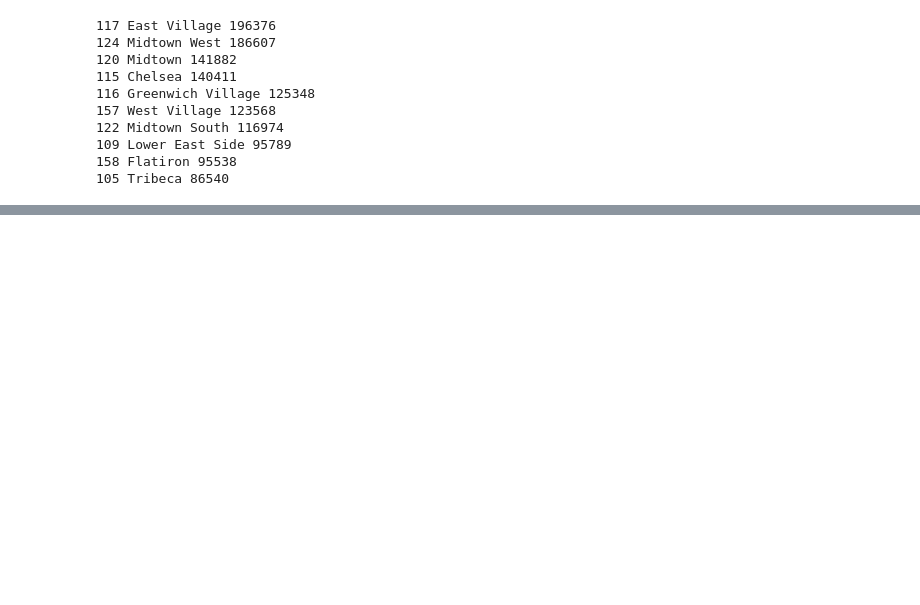
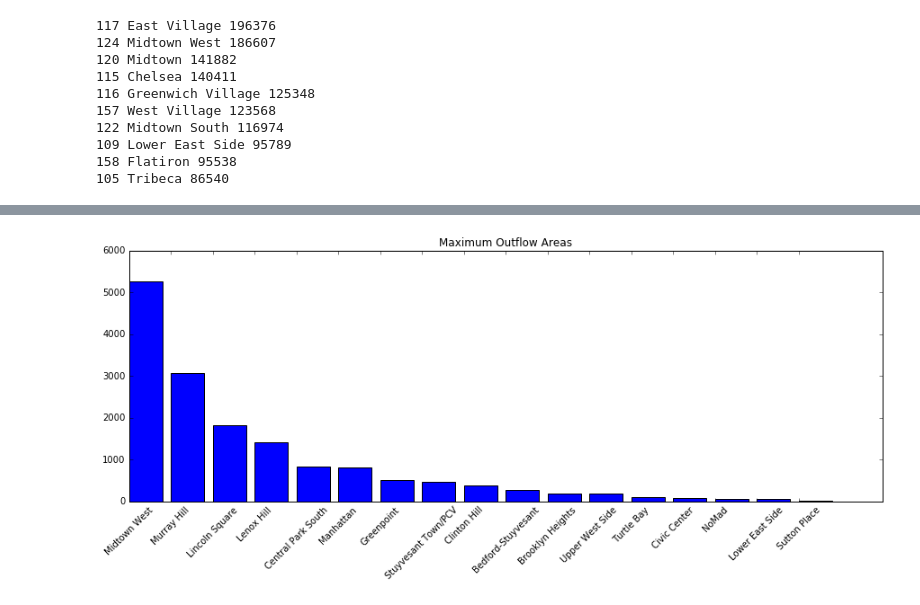
Before and after one commit to Sapphirine/citibike-analysis, a Jupyter notebook: src/rides.ipynb, the cells around one changed output, grey strips where cells are left out. Saved outputs shown, nothing was run; the diff lists cells and outputs as text; code cells hidden in the pictures; blank space fills up the shorter version.

```diff
--- a/src/rides.ipynb
+++ b/src/rides.ipynb
@@ -149,7 +158,10 @@ areas.head(5)
 # %%
 area_traffic = dict()
+area_flow = {}
 for area_id in areas.area_id:
     area_traffic[area_id] = get_traffic(area_incoming, area_id) + \
                             get_traffic(area_outgoing, area_id)
+    area_flow[area_id] = get_traffic(area_outgoing, area_id) - \
+                            get_traffic(area_incoming, area_id)
 # %%
-popular_areas = sorted(area_traffic, key=lambda e: area_traffic[e], reverse=True)
+popular_areas = sorted(area_traffic.items(), key=lambda (_, v): v, reverse=True)
@@ -176,0 +226,9 @@ plt.bar(range(len(popular_areas)), [area_traffic[id] for id in popular_areas])
+# %%
+max_outflow = outflow[:20]
+out_area_names = [areas[areas.area_id == id].area.item() for (id,_) in max_outflow]
+plt.bar(range(len(max_outflow)), [v for (_,v) in max_outflow])
+plt.xticks(range(len(max_outflow)), out_area_names, rotation=45)
+plt.title('Maximum Outflow Areas')
+plt.show()
+# %% [output]
+[figure, added]
```
Also changed, not shown: parts of 17 cells of this notebook, 1 other file.
